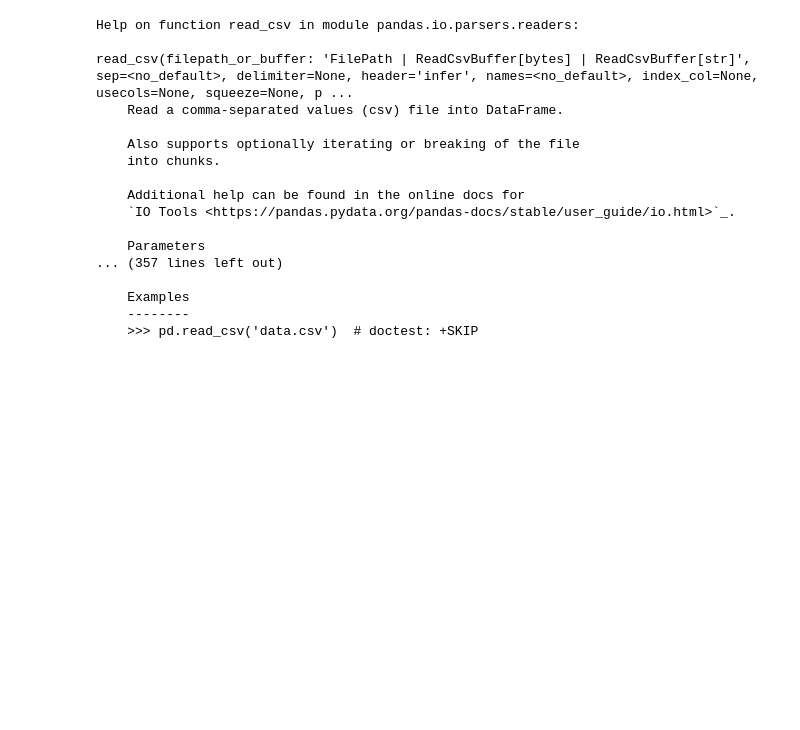
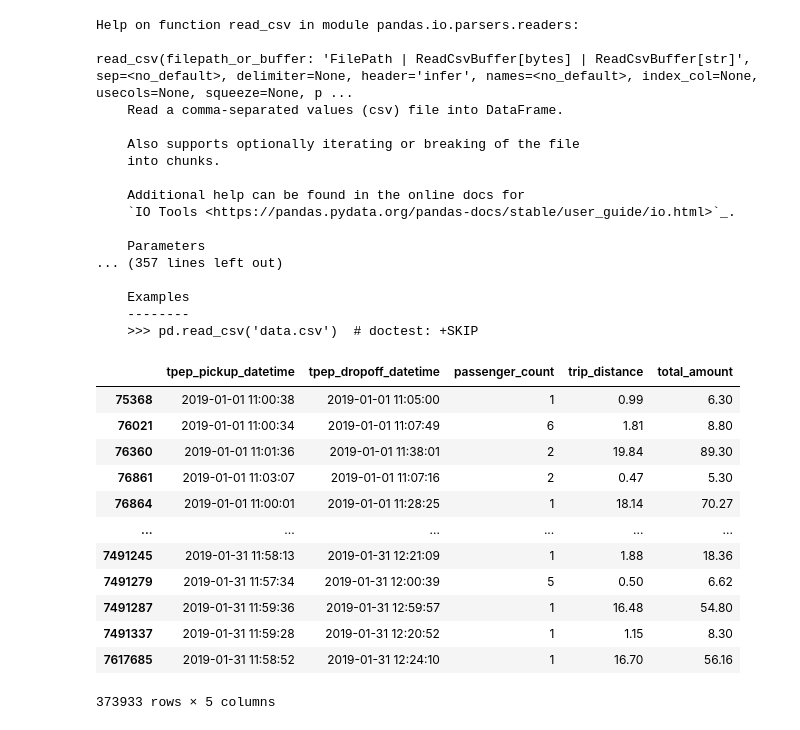
Before and after one commit to reuven/oreilly-2022-07July-analytics, a Jupyter notebook: 2022-08Aug-23.ipynb, the cells around one changed output. Cells and saved outputs as stored; diff of their text form; code cells hidden in the pictures; blank space fills up the shorter version.

```diff
--- a/2022-08Aug-23.ipynb
+++ b/2022-08Aug-23.ipynb
@@ -1250,5 +1250,21 @@ read_csv(filepath_or_buffer: 'FilePath | ReadCsvBuffer[bytes] | ReadCsvBuffer[st
 # %%
 # what questions might I like to ask?
 # how about: How many rides took place between 11:00 - 11:59 a.m. (across all days)?
 
-df['tpep_pickup_datetime'].
+# the .dt accessor gives us access to date/time data
+
+df.loc[df['tpep_pickup_datetime'].dt.hour == 11]
+# %% [output]
+|  | tpep_pickup_datetime | tpep_dropoff_datetime | passenger_count | trip_distance | total_amount |
+| 75368 | 2019-01-01 11:00:38 | 2019-01-01 11:05:00 | 1 | 0.99 | 6.30 |
+| 76021 | 2019-01-01 11:00:34 | 2019-01-01 11:07:49 | 6 | 1.81 | 8.80 |
+| 76360 | 2019-01-01 11:01:36 | 2019-01-01 11:38:01 | 2 | 19.84 | 89.30 |
+| 76861 | 2019-01-01 11:03:07 | 2019-01-01 11:07:16 | 2 | 0.47 | 5.30 |
+| 76864 | 2019-01-01 11:00:01 | 2019-01-01 11:28:25 | 1 | 18.14 | 70.27 |
+| ... | ... | ... | ... | ... | ... |
+| 7491245 | 2019-01-31 11:58:13 | 2019-01-31 12:21:09 | 1 | 1.88 | 18.36 |
+| 7491279 | 2019-01-31 11:57:34 | 2019-01-31 12:00:39 | 5 | 0.50 | 6.62 |
+| 7491287 | 2019-01-31 11:59:36 | 2019-01-31 12:59:57 | 1 | 16.48 | 54.80 |
+| 7491337 | 2019-01-31 11:59:28 | 2019-01-31 12:20:52 | 1 | 1.15 | 8.30 |
+| 7617685 | 2019-01-31 11:58:52 | 2019-01-31 12:24:10 | 1 | 16.70 | 56.16 |
+373933 rows × 5 columns
```
Also changed, not shown: parts of 2 cells of this notebook.
